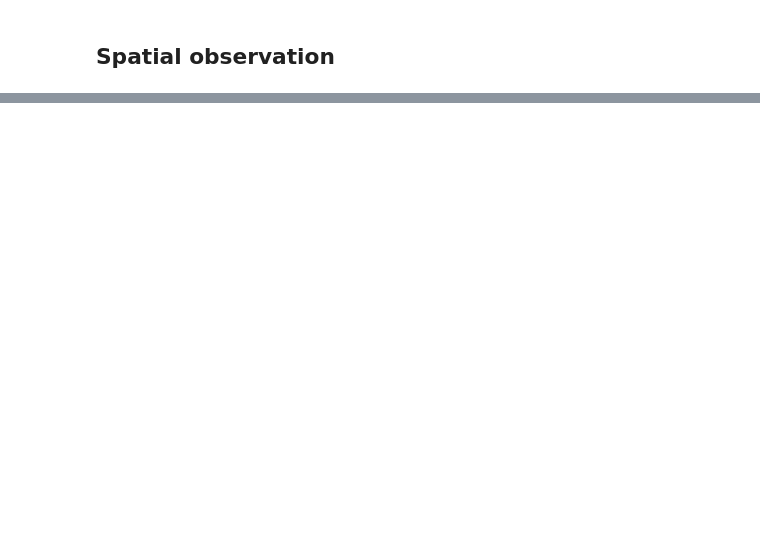
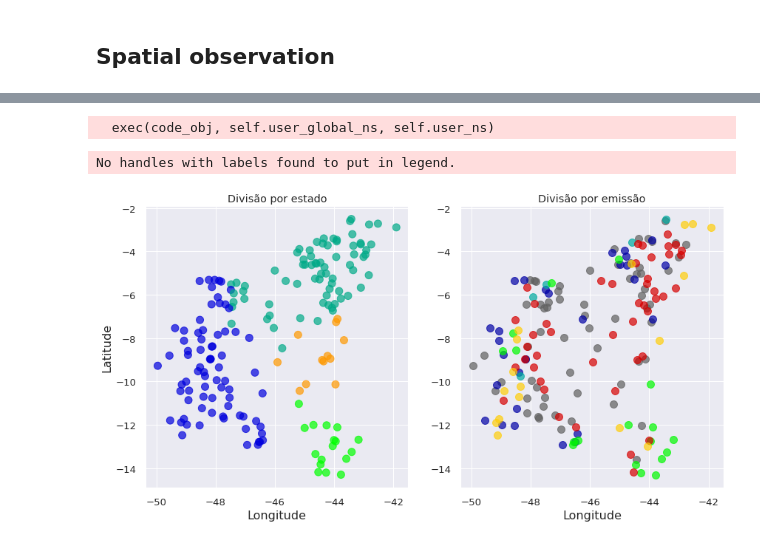
Before and after one commit to lucas-fpaiva/matopiba_emissions, a Jupyter notebook: code/groups.ipynb, the cells around one changed output, grey strips where cells are left out. Drawn from its saved outputs; the diff is of its cells as text; code cells hidden in the pictures; blank space fills up the shorter version.

```diff
--- a/code/groups.ipynb
+++ b/code/groups.ipynb
@@ -716,6 +716,3 @@ data[data.group==5].sort_values(by='emi_2018',ascending=False).head(5)
 | 40 | MA | Barra do Corda | 1595140.78 | 272482.87 | 1228381 | 67637.99 | 26638.92 | ... |
 # %% [markdown]
 ## Spatial observation
-# %%
-data['ID']=data["Municipalities"]+data['States']
-data.head()
@@ -733,0 +719,4 @@ See the caveats in the documentation: https://pandas.pydata.org/pandas-docs/stab
+# %%
+df_graf= data[['States', 'Municipalities', 'emi_2018','group_name','group','pib_2018','population','Agriculture','LUC','Energy','Waste']]
+df_graf['ID']=df_graf["Municipalities"]+df_graf['States']
+df_graf.head()
@@ -733,0 +734,52 @@ See the caveats in the documentation: https://pandas.pydata.org/pandas-docs/stab
+# %%
+df_loc = pd.read_csv('/content/matopiba_emissions/data/municipalities_loc.csv',error_bad_lines=False,encoding='latin-1')
+df_loc = df_loc.loc[df_loc['codigo_uf'].isin([17,21,22,29])]
+df_loc['codigo_uf'] = df_loc['codigo_uf'].map({17:'TO',
+                             21:'MA',
+                             22:'PI',
+                             29:'BA'},
+                             na_action=None)
+df_loc.rename(columns={"nome":"CIDADES",'codigo_uf':'ESTADOS','latitude':'lat','longitude':'long'}, inplace=True)
+df_loc['ID'] = df_loc["CIDADES"]+df_loc['ESTADOS']
+# %% [output]
+  exec(code_obj, self.user_global_ns, self.user_ns)
+# %%
+df_graf=df_graf.merge(df_loc[['ID','lat','long']],on='ID')
+# %%
+plt.figure(figsize=(14,7))
+plt.subplot(121)
+
+color = []
+for j in df_graf["States"]:
+  if j=="TO":
+    i=1
+  if j=="MA":
+    i=2
+  if j=="BA":
+    i=3
+  if j=="PI":
+    i=4
+  color.append(cm.nipy_spectral(float(i)/5))
+
+plt.title("Divisão por estado")
+plt.ylabel("Latitude",fontsize=16)
+plt.scatter(df_graf["long"],df_graf["lat"], s=100, c=color, alpha=0.7) #, s=df_graf['emi_geral_2018']/10000
+plt.xlabel("Longitude",fontsize=16)
+# plt.ylabel("Latitude",fontsize=16)
+plt.legend()
+
+
+
+plt.subplot(122)
+for i in range(1,7):
+  color = correct_color[i-1]
+  plt.scatter(df_graf[df_graf.group==i]["long"],df_graf[df_graf.group==i]["lat"], s=100,  color=color, alpha=0.7)#s=df_graf['emi_geral_2018']/10000,
+plt.title("Divisão por emissão")
+plt.xlabel("Longitude",fontsize=16)
+
+
+
+plt.show()
+# %% [output]
+No handles with labels found to put in legend.
+[figure, added]
```
Also changed, not shown: parts of 8 cells of this notebook.
